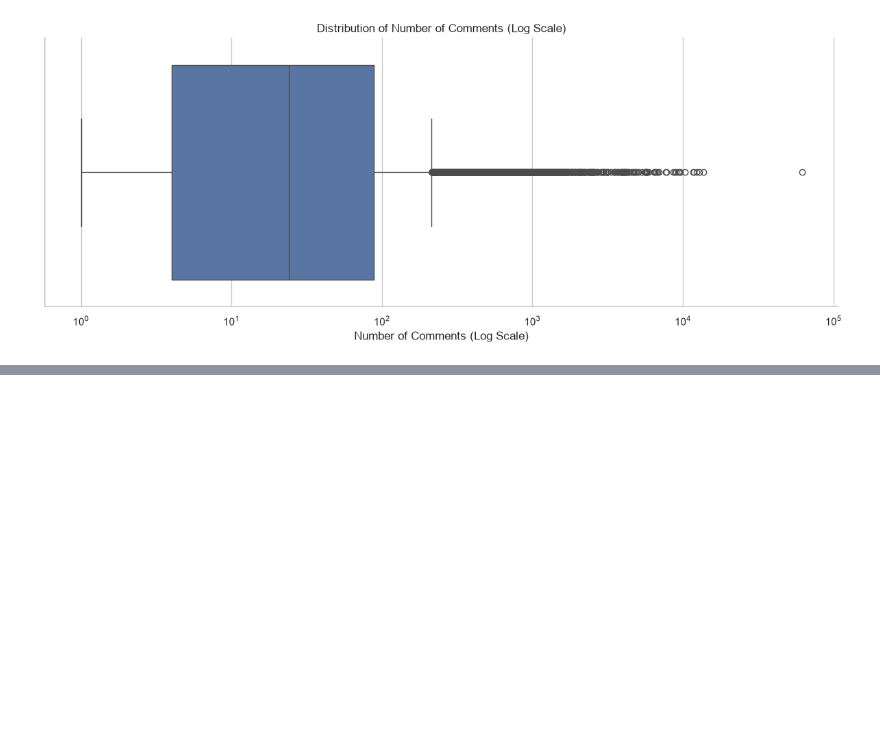
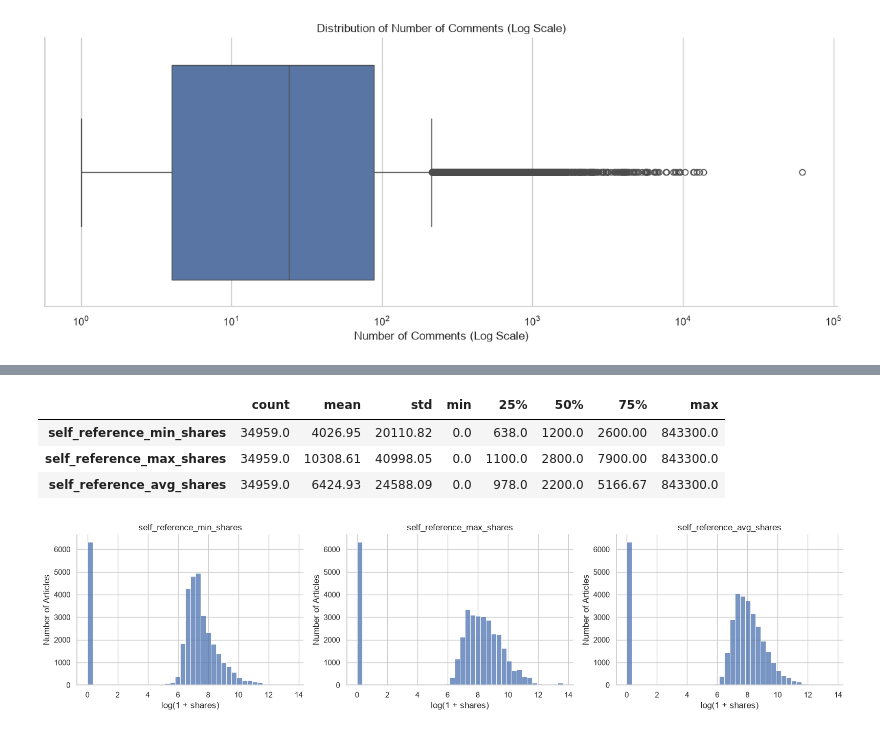
Before and after one commit to Jackdeeboss/AIAP_foundation_mini_proj_1, a Jupyter notebook: notebooks/eda.ipynb, the cells around one changed output, grey strips where cells are left out. Saved outputs shown, nothing was run; the diff lists cells and outputs as text; code cells hidden in the pictures; blank space fills up the shorter version.

```diff
--- a/notebooks/eda.ipynb
+++ b/notebooks/eda.ipynb
@@ -219,0 +296,18 @@ plt.show()
+# %%
+reference_features = ["self_reference_min_shares", "self_reference_max_shares", "self_reference_avg_shares"]
+display(df[reference_features].describe().T.round(2))
+fig, axes = plt.subplots(1, 3, figsize=(16, 4))
+for ax, col in zip(axes, reference_features):
+    sns.histplot(np.log1p(df[col].clip(lower=0).dropna()), bins=40, ax=ax)
+    ax.set_title(col)
+    ax.set_xlabel("log(1 + shares)")
+    ax.set_ylabel("Number of Articles")
+sns.despine()
+plt.tight_layout()
+plt.show()
+# %% [output]
+|  | count | mean | std | min | 25% | 50% | 75% | max |
+| self_reference_min_shares | 34959.0 | 4026.95 | 20110.82 | 0.0 | 638.0 | 1200.0 | 2600.00 | 843300.0 |
+| self_reference_max_shares | 34959.0 | 10308.61 | 40998.05 | 0.0 | 1100.0 | 2800.0 | 7900.00 | 843300.0 |
+| self_reference_avg_shares | 34959.0 | 6424.93 | 24588.09 | 0.0 | 978.0 | 2200.0 | 5166.67 | 843300.0 |
+[figure, added]
```
Also changed, not shown: parts of 14 cells of this notebook.
